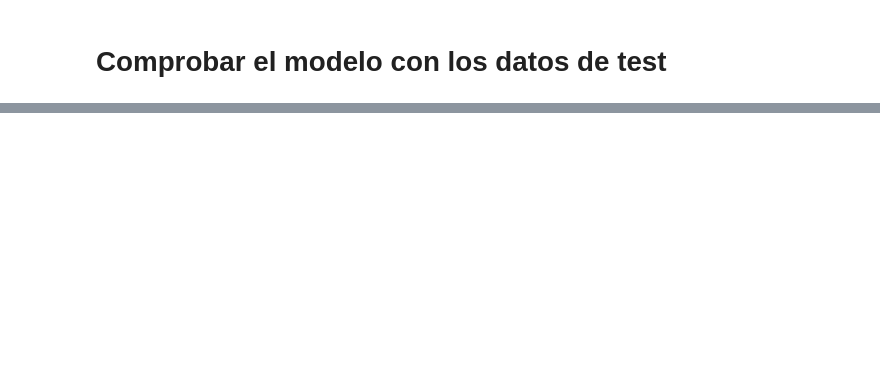
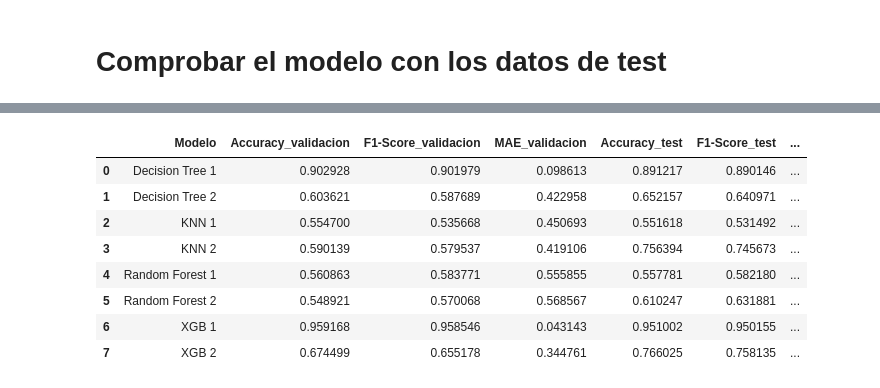
Before and after one commit to OlimpiaGarcia/Book_algorithm, a Jupyter notebook: Model_1.ipynb, the cells around one changed output, grey strips where cells are left out. Saved outputs shown, nothing was run; the diff lists cells and outputs as text; code cells hidden in the pictures; blank space fills up the shorter version.

```diff
--- a/Model_1.ipynb
+++ b/Model_1.ipynb
@@ -785,0 +954,14 @@ Name: count, dtype: int64
+# %%
+model_names = [
+  "Decision Tree 1", "Decision Tree 2",
+  "KNN 1", "KNN 2",
+  "Random Forest 1", "Random Forest 2",
+  "XGB 1", "XGB 2"
+]
+
+model_results_test = [
+ decision_tree1_test, decision_tree2_test,
+ knn1_test, knn2_test,
+ random_forest1_test, random_forest2_test,
+ xgb1_test, xgb2_test
+]
@@ -785,0 +1006,12 @@ Name: count, dtype: int64
+# %%
+df_comparacion
+# %% [output]
+|  | Modelo | Accuracy_validacion | F1-Score_validacion | MAE_validacion | Accuracy_test | F1-Score_test | ... |
+| 0 | Decision Tree 1 | 0.902928 | 0.901979 | 0.098613 | 0.891217 | 0.890146 | ... |
+| 1 | Decision Tree 2 | 0.603621 | 0.587689 | 0.422958 | 0.652157 | 0.640971 | ... |
+| 2 | KNN 1 | 0.554700 | 0.535668 | 0.450693 | 0.551618 | 0.531492 | ... |
+| 3 | KNN 2 | 0.590139 | 0.579537 | 0.419106 | 0.756394 | 0.745673 | ... |
+| 4 | Random Forest 1 | 0.560863 | 0.583771 | 0.555855 | 0.557781 | 0.582180 | ... |
+| 5 | Random Forest 2 | 0.548921 | 0.570068 | 0.568567 | 0.610247 | 0.631881 | ... |
+| 6 | XGB 1 | 0.959168 | 0.958546 | 0.043143 | 0.951002 | 0.950155 | ... |
+| 7 | XGB 2 | 0.674499 | 0.655178 | 0.344761 | 0.766025 | 0.758135 | ... |
```
Also changed, not shown: parts of 63 cells of this notebook.
